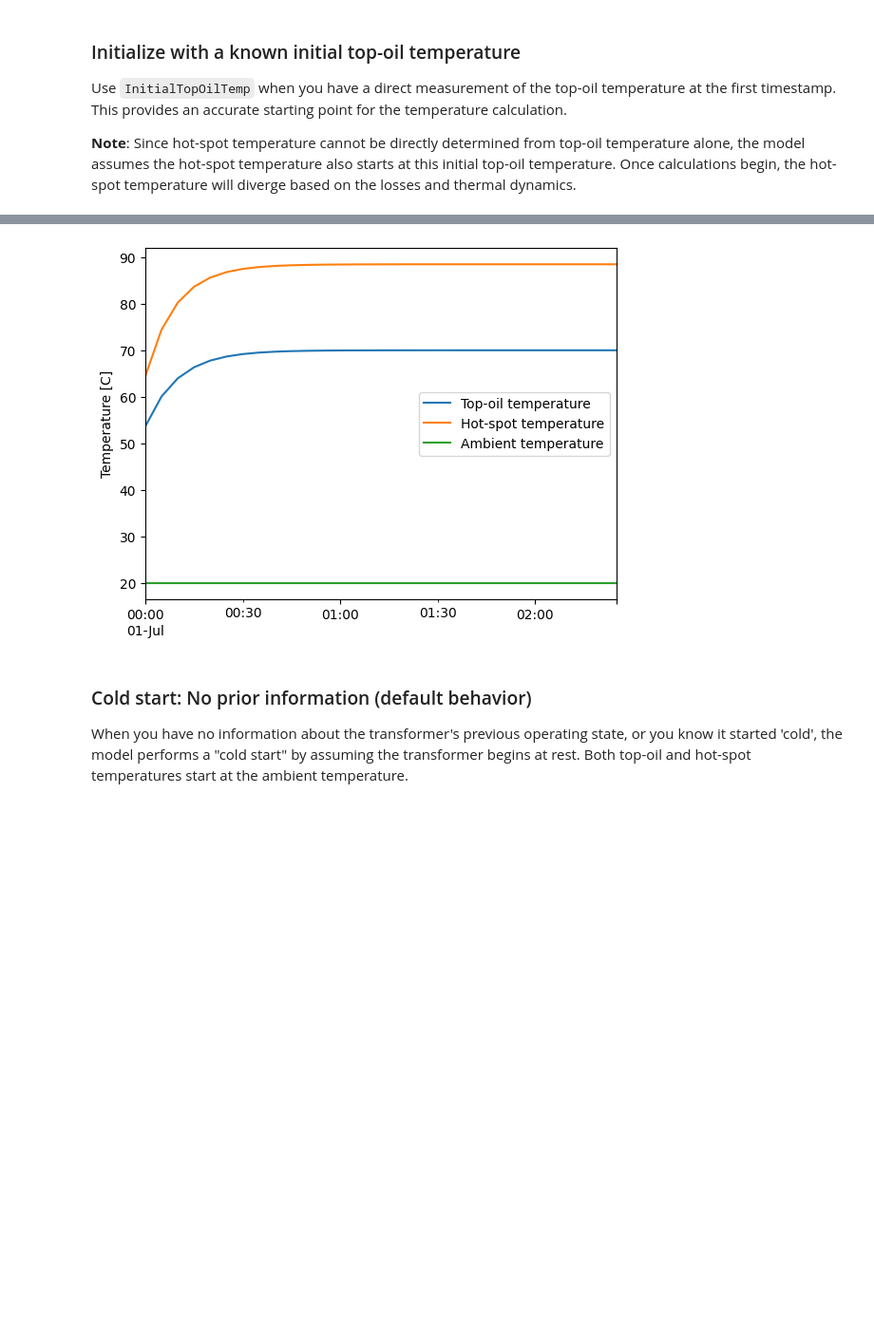
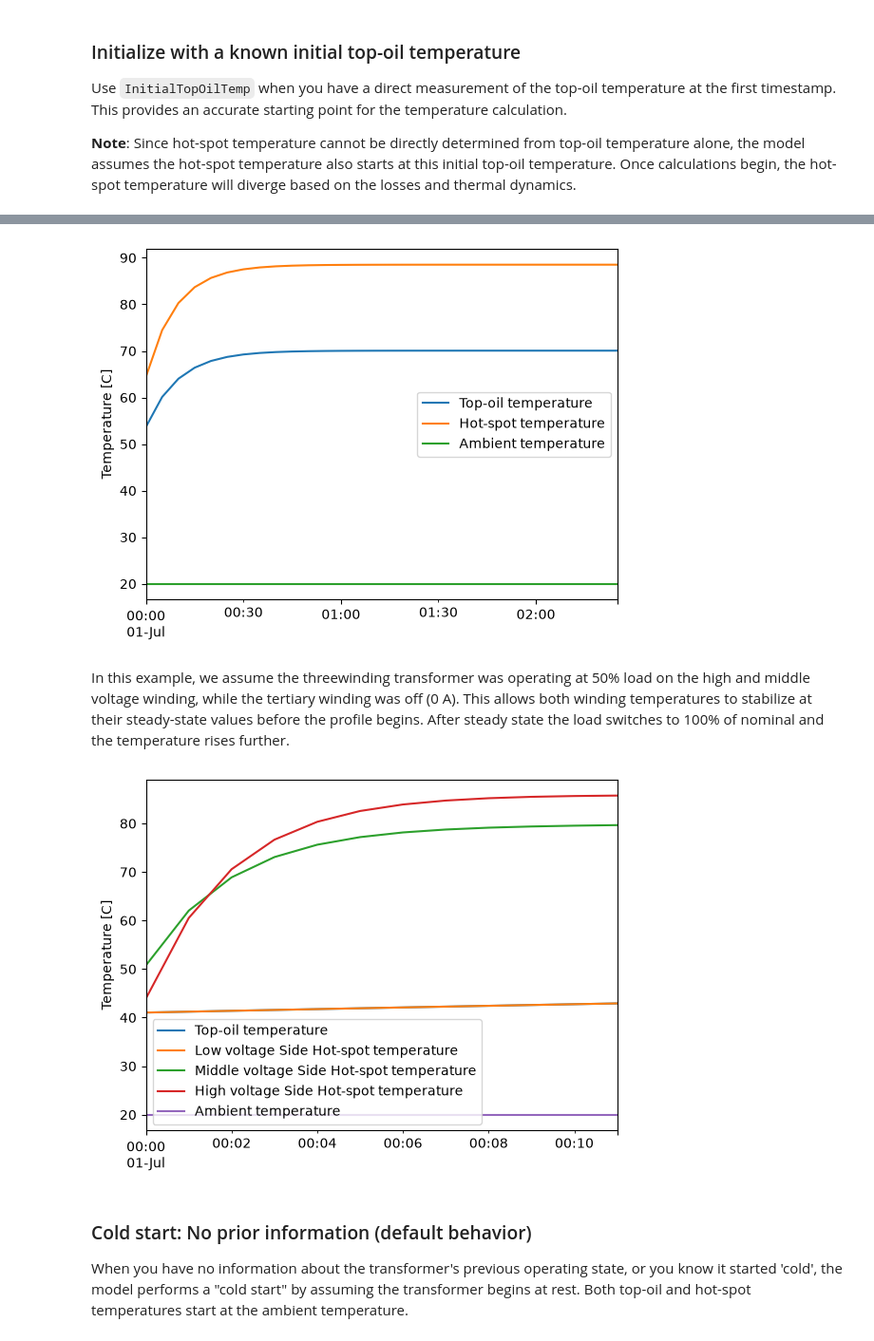
Before and after one commit to alliander-opensource/transformer-thermal-model, a Jupyter notebook: docs/examples/initial_temperature.ipynb, the cells around one changed output, grey strips where cells are left out. Shown at 95% size. Saved outputs shown, nothing was run; the diff lists cells and outputs as text; code cells hidden in the pictures; blank space fills up the shorter version.

```diff
--- a/docs/examples/initial_temperature.ipynb
+++ b/docs/examples/initial_temperature.ipynb
@@ -71,11 +94,75 @@ In this example, we assume the transformer was operating at 500 MW load, allowin
 # %%
 model = Model(
-    temperature_profile=profile_input, transformer=transformer, initial_condition=InitialLoad(initial_load=500)
+    temperature_profile=profile_input,
+    transformer=transformer,
+    initial_condition=InitialLoad(initial_load=500),
 )
 results = model.run()
-plot_temperature_profiles(results)
+plot_temperature_profiles(profile_input, results)
 # %% [output]
-[figure, old version]
+[figure, new version]
+# %% [markdown]
+In this example, we assume the threewinding transformer was operating at 50% load on the high and middle voltage winding, while the tertiary winding was off (0 A). This allows both winding temperatures to stabilize at their steady-state values before the profile begins. After steady state the load switches to 100% of nominal and the temperature rises further.
+# %%
+# Operate at nominal condition
+datetime_index2 = [pd.to_datetime("2025-07-01 00:00:00") + pd.Timedelta(minutes=1 * i) for i in np.arange(0, 12)]
+ambient_series2 = pd.Series(data=20, index=datetime_index2)
+load_series_high = pd.Series(data=760, index=datetime_index2)
+load_series_middle = pd.Series(data=1925, index=datetime_index2)
+load_series_low = pd.Series(data=0, index=datetime_index2)
+
+# Create the input profile for the three-winding transformer
+threewinding_profile_input = ThreeWindingInputProfile.create(
+    datetime_index=datetime_index2,
+    ambient_temperature_profile=ambient_series2,
+    load_profile_high_voltage_side=load_series_high,
+    load_profile_middle_voltage_side=load_series_middle,
+    load_profile_low_voltage_side=load_series_low,
+)
+
+# Define the transformer specifications for each winding
+three_winding_user_specs = UserThreeWindingTransformerSpecifications(
+    no_load_loss=20,
+    amb_temp_surcharge=0,
+    lv_winding=WindingSpecifications(
+        nom_load=1928.0,
+        winding_oil_gradient=20,
+        hot_spot_fac=1.2,
+        time_const_winding=1,
+        nom_power=500,
+    ),
+    mv_winding=WindingSpecifications(
+        nom_load=1925.0,
+        winding_oil_gradient=20,
+        hot_spot_fac=1.2,
+        time_const_winding=1,
+        nom_power=500,
+    ),
+    hv_winding=WindingSpecifications(
+        nom_load=760.0,
+        winding_oil_gradient=20,
+        hot_spot_fac=1.2,
+        time_const_winding=1,
+        nom_power=167,
+    ),
+    load_loss_hv_lv=100,
+    load_loss_hv_mv=100,
+    load_loss_mv_lv=100,
+)
+
+# Create the transformer object
+threewinding_transformer = ThreeWindingTransformer(user_specs=three_winding_user_specs, cooling_type=CoolerType.ONAN)
+
+model = Model(
+    temperature_profile=threewinding_profile_input,
+    transformer=threewinding_transformer,
+    # Start at half of nominal condition
+    initial_condition=InitialThreeWindingLoad(lv_winding=0.0, mv_winding=1925 / 2, hv_winding=760 / 2),
+)
+results = model.run()
+plot_temperature_profiles(threewinding_profile_input, results)
+# %% [output]
+[figure, added]
 # %% [markdown]
 ### Cold start: No prior information (default behavior)
 
```
Also changed, not shown: parts of 6 cells of this notebook, 11 other files.
